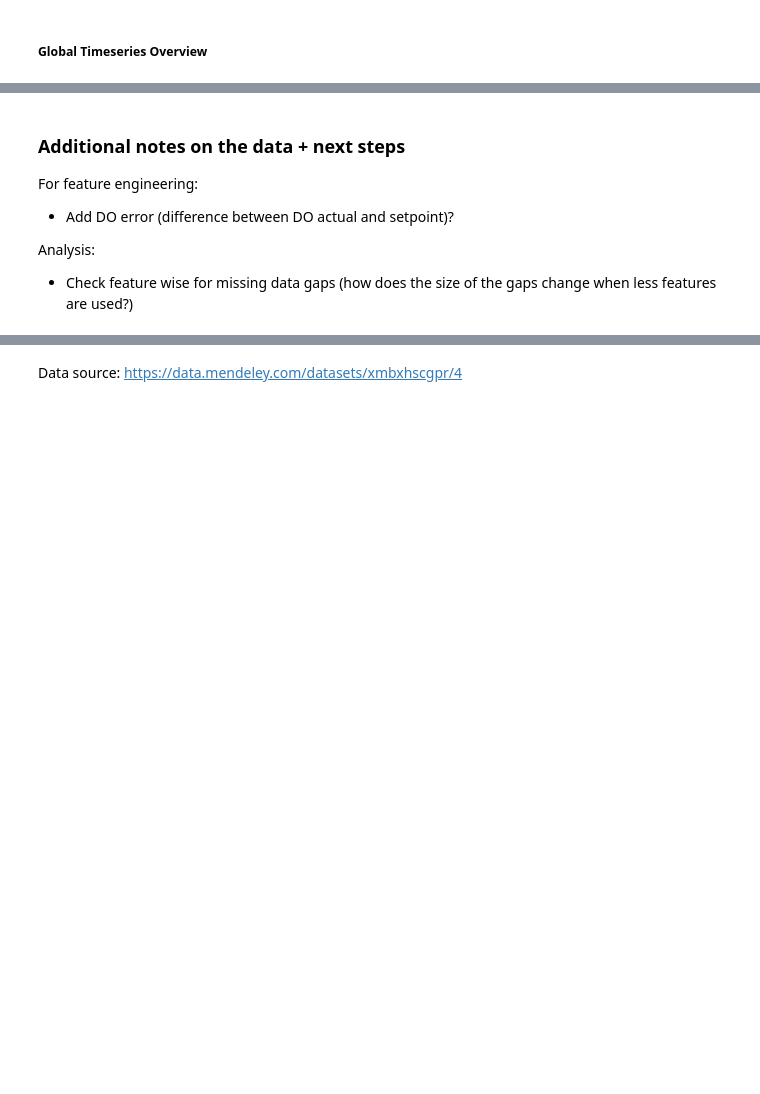
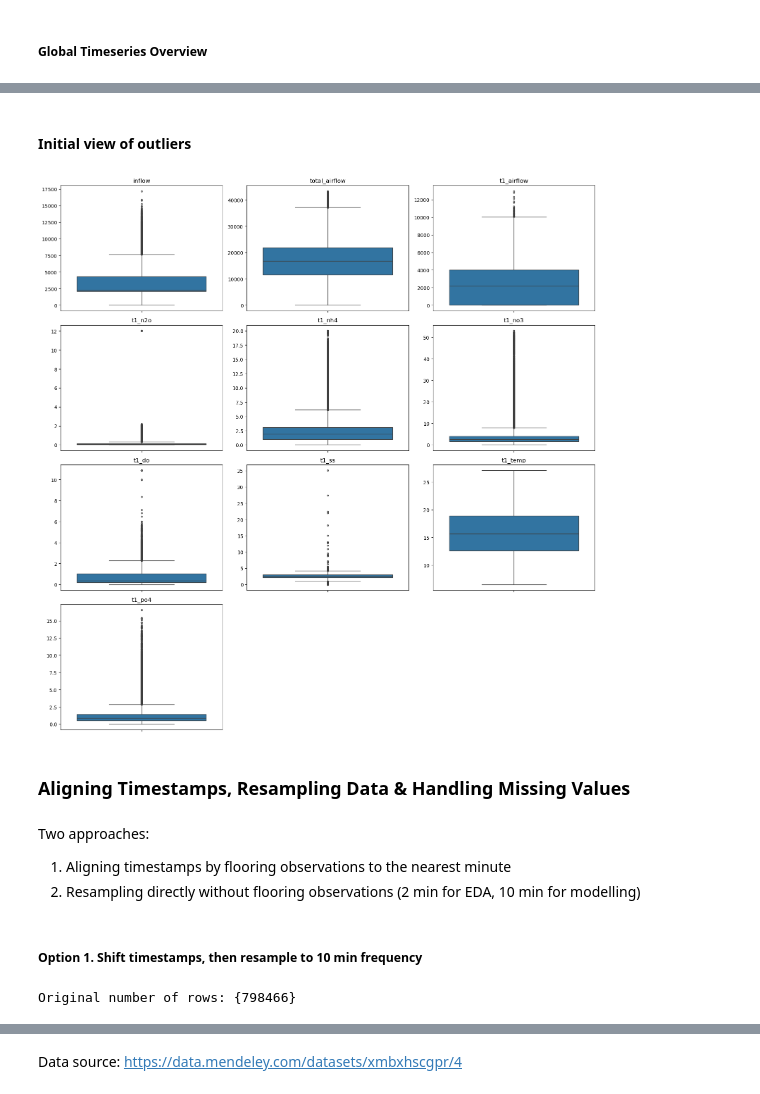
Before and after one commit to tom-mcarthur03/EDS_Design_Project, a Jupyter notebook: notebooks/data_preprocessing/data_preprocessing_bv.ipynb, the cells around one changed output, grey strips where cells are left out. Saved outputs shown, nothing was run; the diff lists cells and outputs as text; code cells hidden in the pictures; blank space fills up the shorter version.

```diff
--- a/notebooks/data_preprocessing/data_preprocessing_bv.ipynb
+++ b/notebooks/data_preprocessing/data_preprocessing_bv.ipynb
@@ -408,11 +378,12 @@ Percentage of rows affected by aggregation: 34.766 %
 # %%
-variables = ["t1_n2o", "t1_do", "t1_airflow", "t1_nh4", "t1_no3", "t1_temp"]
+
+features_num = ["t1_n2o", "t1_do", "t1_airflow", "t1_nh4", "t1_no3", "t1_temp"]
 
 results = {}
 
 drift_mask = df_t1.index.minute % 2 != 0
 
-for col in variables:
+for col in features_num:
     non_na = df_t1[col].notna()
 
     total_obs = non_na.sum()
@@ -916,8 +658,32 @@ df_clean.reset_index().to_csv(
-# %% [markdown]
-### Additional notes on the data + next steps
-
-For feature engineering:
-- Add DO error (difference between DO actual and setpoint)?
-
-Analysis:
-- Check feature wise for missing data gaps (how does the size of the gaps change when less features are used?)
+# %% [markdown]
+#### Initial view of outliers
+# %%
+#Boxplots to check for outliers after treating negative values
+
+n_cols = 3
+n_rows = math.ceil(len(cols_num) / n_cols)
+
+fig, axes = plt.subplots(n_rows, n_cols, figsize=(16, 4 * n_rows))
+
+axes = axes.flatten()
+
+for i, col in enumerate(cols_num):
+    sns.boxplot(y=df_t1[col], ax=axes[i],
+            flierprops=dict(marker='o', markersize=3))
+    axes[i].set_title(col)
+    axes[i].set_ylabel("")
+
+# Remove empty subplots if any
+for j in range(i + 1, len(axes)):
+    fig.delaxes(axes[j])
+
+plt.tight_layout()
+plt.show()
+# %% [output]
+[figure, added]
+# %% [markdown]
+### Aligning Timestamps, Resampling Data & Handling Missing Values
+# %% [markdown]
+Two approaches:
+1. Aligning timestamps by flooring observations to the nearest minute
+2. Resampling directly without flooring observations (2 min for EDA, 10 min for modelling)
@@ -923,0 +693,12 @@ Analysis:
+# %% [markdown]
+##### Option 1. Shift timestamps, then resample to 10 min frequency
+# %%
+#Create duplicate dataframe for aligning timestamps
+df_aligned = df_t1.copy()
+
+#Ensure chronological order
+df_aligned = df_aligned.sort_index()
+
+print(f"Original number of rows:", {len(df_t1)})
+# %% [output]
+Original number of rows: {798466}
```
Also changed, not shown: parts of 72 cells of this notebook.
